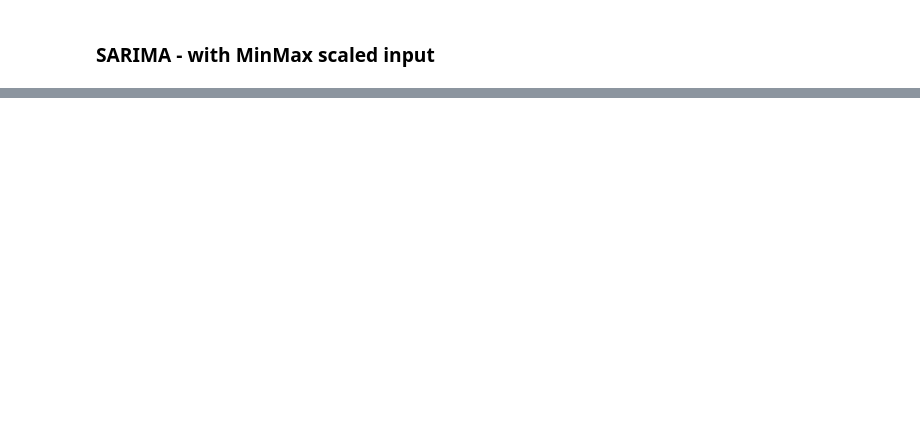
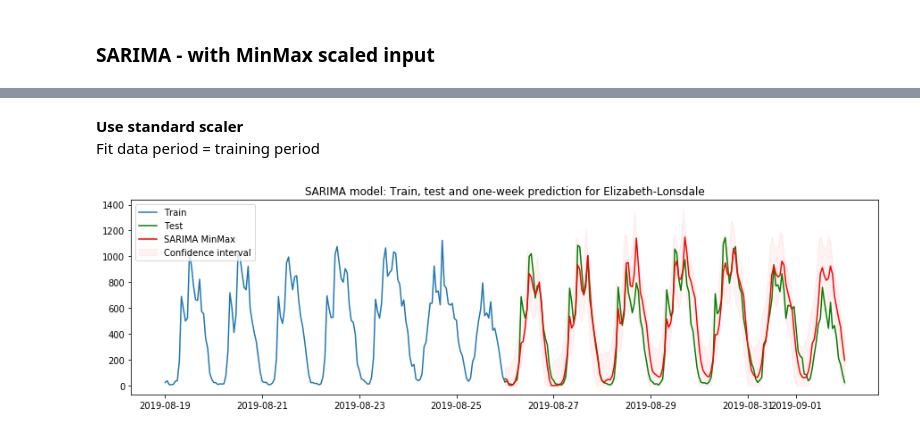
Before and after one commit to khairulomar/Melbourne_pedestrian, a Jupyter notebook: Melbourne_pedestrian.ipynb, the cells around one changed output, grey strips where cells are left out. Drawn from its saved outputs; the diff is of its cells as text; code cells hidden in the pictures; blank space fills up the shorter version.

```diff
--- a/Melbourne_pedestrian.ipynb
+++ b/Melbourne_pedestrian.ipynb
@@ -1421,0 +1162,30 @@ plt.show()
+# %%
+num_of_wks = 3
+train_start = test_start - one_week * num_of_wks
+
+# Sample site: Group:1, sensor_id:1, name: Elizabeth-Lonsdale
+lonsdale = dfsite[52] # ID=52
+lonsdale_train = lonsdale[train_start : test_start]
+# %% [markdown]
+**Use standard scaler**<br>
+Fit data period = training period
+# %%
+# Fit to Elizabeth-Lonsdale data
+stdscaler2 = StandardScaler()
+stdscaler2 = stdscaler2.fit(np.array(lonsdale_train).reshape(-1, 1)) # fit to training data
+
+# Assign parameters for scaled data
+model, data, scaler, test_start = sarima_std_scaled, lonsdale, stdscaler2, test_start
+pred2, pred_conf2, pc_upper2, pc_lower2, train2, test2 = predict_sarima(model, data, scaler, test_start, 1, 1)
+
+# Visualize train, test and prediction to calc prediction
+fig, ax = plt.subplots(figsize=(15,4))
+plt.plot(train2, label='Train')
+plt.plot(test2, label='Test', c='g')
+plt.plot(pred2.clip(0), label='SARIMA MinMax', c='r')
+plt.fill_between(pred_conf2.index, pc_upper2, pc_lower2.clip(0), color='r', alpha=.05, label='Confidence interval');
+plt.legend(loc='upper left')
+ax.set_title('SARIMA model: Train, test and one-week prediction for Elizabeth-Lonsdale')
+plt.show()
+# %% [output]
+[figure, added]
```
Also changed, not shown: parts of 86 cells of this notebook.
